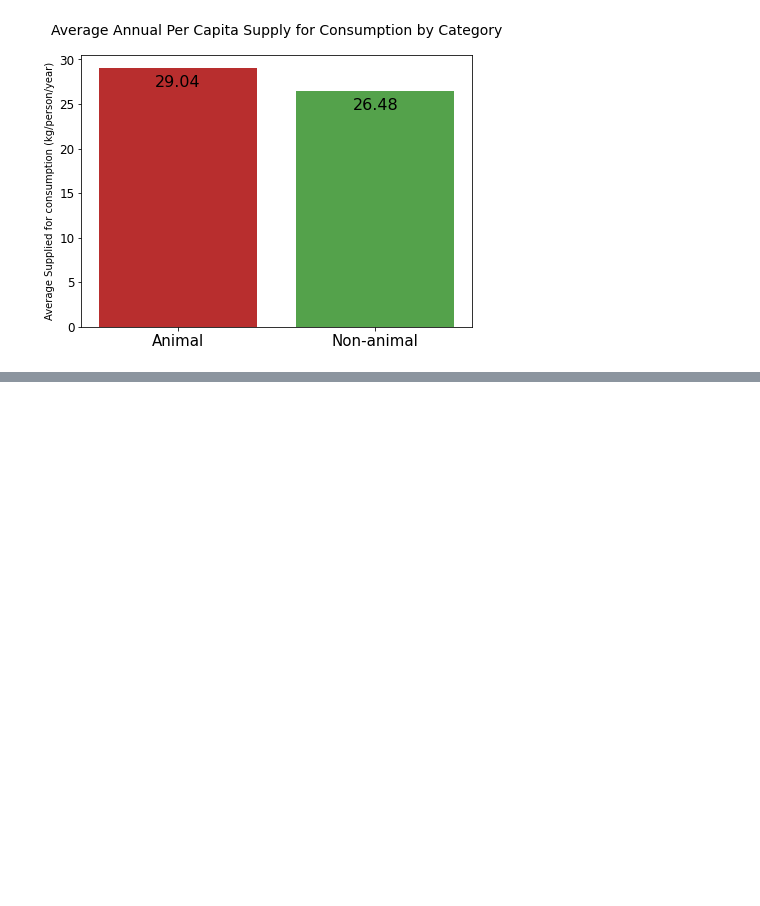
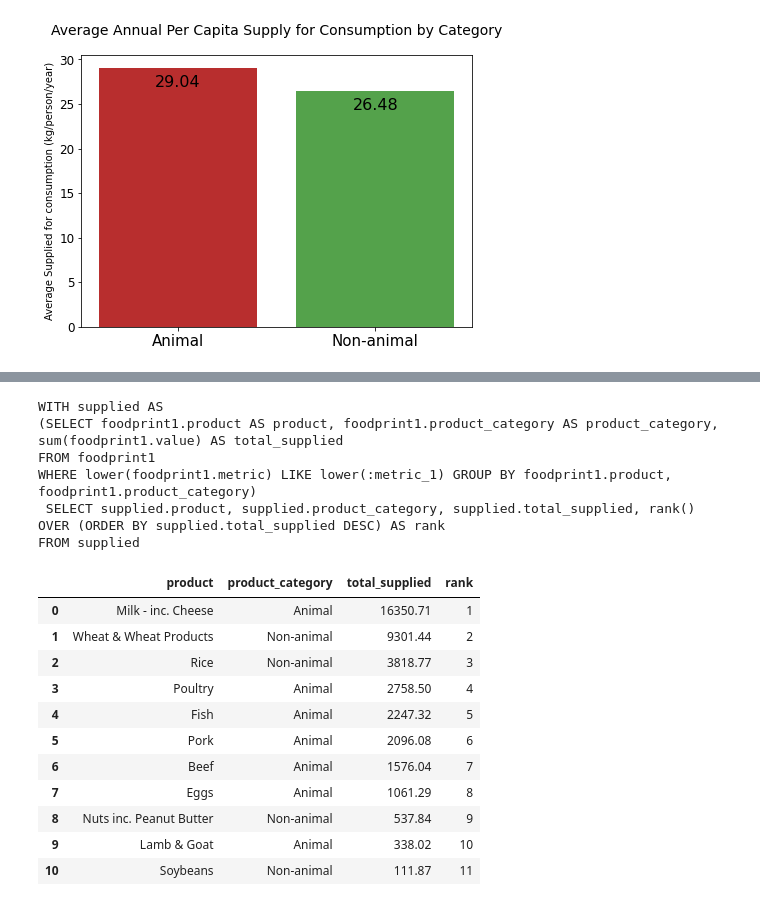
Before and after one commit to daniel-epm/food_carbon_fp, a Jupyter notebook: foodprint_analysis.ipynb, the cells around one changed output, grey strips where cells are left out. Drawn from its saved outputs; the diff is of its cells as text; code cells hidden in the pictures; blank space fills up the shorter version.

```diff
--- a/foodprint_analysis.ipynb
+++ b/foodprint_analysis.ipynb
@@ -452,0 +389,36 @@ FROM emissions
+# %%
+# Supplied for consumption ranking
+supplied_cte = (
+    select(foodprint1.columns.product,
+           foodprint1.columns.product_category,
+           func.sum(foodprint1.columns.value).label('total_supplied'))
+    .where(foodprint1.columns.metric.ilike('Supplied %'))
+    .group_by(foodprint1.columns.product, foodprint1.columns.product_category)
+    .cte('supplied')
+)
+
+stmt = select(supplied_cte,
+              func.rank().over(order_by= desc('total_supplied')).label('rank'))
+
+print(stmt)
+
+fetch_query_results('stmt', stmt)
+# %% [output]
+WITH supplied AS
+(SELECT foodprint1.product AS product, foodprint1.product_category AS product_category, sum(foodprint1.value) AS total_supplied
+FROM foodprint1
+WHERE lower(foodprint1.metric) LIKE lower(:metric_1) GROUP BY foodprint1.product, foodprint1.product_category)
+ SELECT supplied.product, supplied.product_category, supplied.total_supplied, rank() OVER (ORDER BY supplied.total_supplied DESC) AS rank
+FROM supplied
+|  | product | product_category | total_supplied | rank |
+| 0 | Milk - inc. Cheese | Animal | 16350.71 | 1 |
+| 1 | Wheat & Wheat Products | Non-animal | 9301.44 | 2 |
+| 2 | Rice | Non-animal | 3818.77 | 3 |
+| 3 | Poultry | Animal | 2758.50 | 4 |
+| 4 | Fish | Animal | 2247.32 | 5 |
+| 5 | Pork | Animal | 2096.08 | 6 |
+| 6 | Beef | Animal | 1576.04 | 7 |
+| 7 | Eggs | Animal | 1061.29 | 8 |
+| 8 | Nuts inc. Peanut Butter | Non-animal | 537.84 | 9 |
+| 9 | Lamb & Goat | Animal | 338.02 | 10 |
+| 10 | Soybeans | Non-animal | 111.87 | 11 |
```
Also changed, not shown: parts of 9 cells of this notebook, 1 other file.
